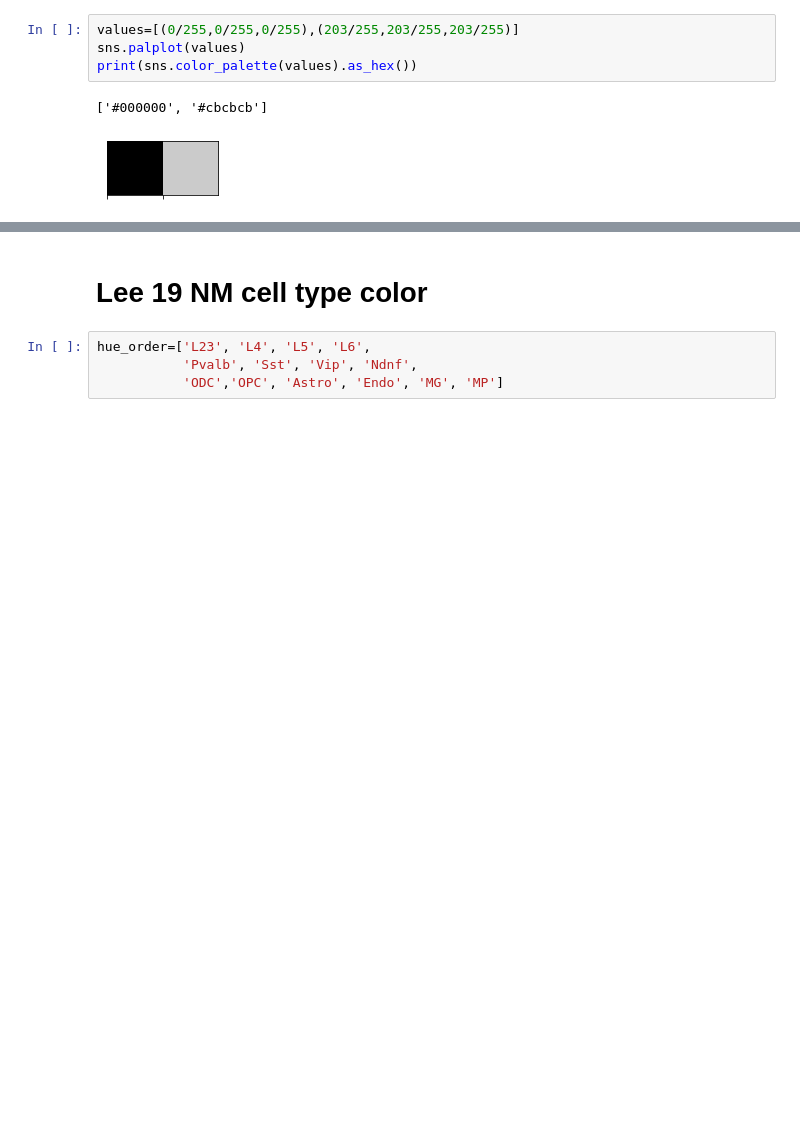
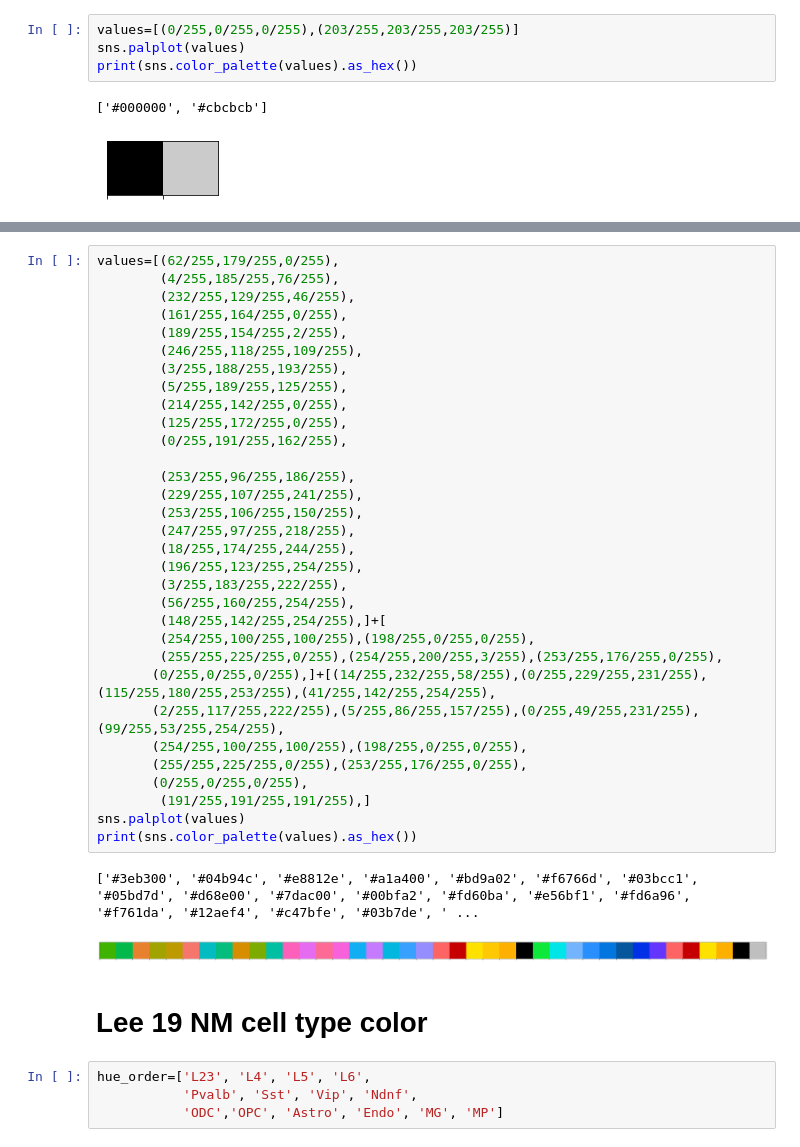
Before and after one commit to remember-past/Template, a Jupyter notebook: python/plot_example/color_list/color_list_notebook.ipynb, the cells around one changed output, grey strips where cells are left out. Saved outputs shown, nothing was run; the diff lists cells and outputs as text; blank space fills up the shorter version.

```diff
--- a/python/plot_example/color_list/color_list_notebook.ipynb
+++ b/python/plot_example/color_list/color_list_notebook.ipynb
@@ -762,3 +856,38 @@ print(sns.color_palette(values).as_hex())
+# %%
+values=[(62/255,179/255,0/255),
+        (4/255,185/255,76/255),
+        (232/255,129/255,46/255),
+        (161/255,164/255,0/255),
+        (189/255,154/255,2/255),
+        (246/255,118/255,109/255),
+        (3/255,188/255,193/255),
+        (5/255,189/255,125/255),
+        (214/255,142/255,0/255),
+        (125/255,172/255,0/255),
+        (0/255,191/255,162/255),
+
+        (253/255,96/255,186/255),
+        (229/255,107/255,241/255),
+        (253/255,106/255,150/255),
+        (247/255,97/255,218/255),
+        (18/255,174/255,244/255),
+        (196/255,123/255,254/255),
+        (3/255,183/255,222/255),
+        (56/255,160/255,254/255),
+        (148/255,142/255,254/255),]+[
+        (254/255,100/255,100/255),(198/255,0/255,0/255),
+        (255/255,225/255,0/255),(254/255,200/255,3/255),(253/255,176/255,0/255),
+       (0/255,0/255,0/255),]+[(14/255,232/255,58/255),(0/255,229/255,231/255),(115/255,180/255,253/255),(41/255,142/255,254/255),
+       (2/255,117/255,222/255),(5/255,86/255,157/255),(0/255,49/255,231/255),(99/255,53/255,254/255),
+       (254/255,100/255,100/255),(198/255,0/255,0/255),
+       (255/255,225/255,0/255),(253/255,176/255,0/255),
+       (0/255,0/255,0/255),
+        (191/255,191/255,191/255),]
+sns.palplot(values)
+print(sns.color_palette(values).as_hex())
+# %% [output]
+['#3eb300', '#04b94c', '#e8812e', '#a1a400', '#bd9a02', '#f6766d', '#03bcc1', '#05bd7d', '#d68e00', '#7dac00', '#00bfa2', '#fd60ba', '#e56bf1', '#fd6a96', '#f761da', '#12aef4', '#c47bfe', '#03b7de', ' ...
+[figure, added]
 # %% [markdown]
 # Lee 19 NM cell type color
 # %%
```
Also changed, not shown: parts of 6 cells of this notebook, 1 other file.
